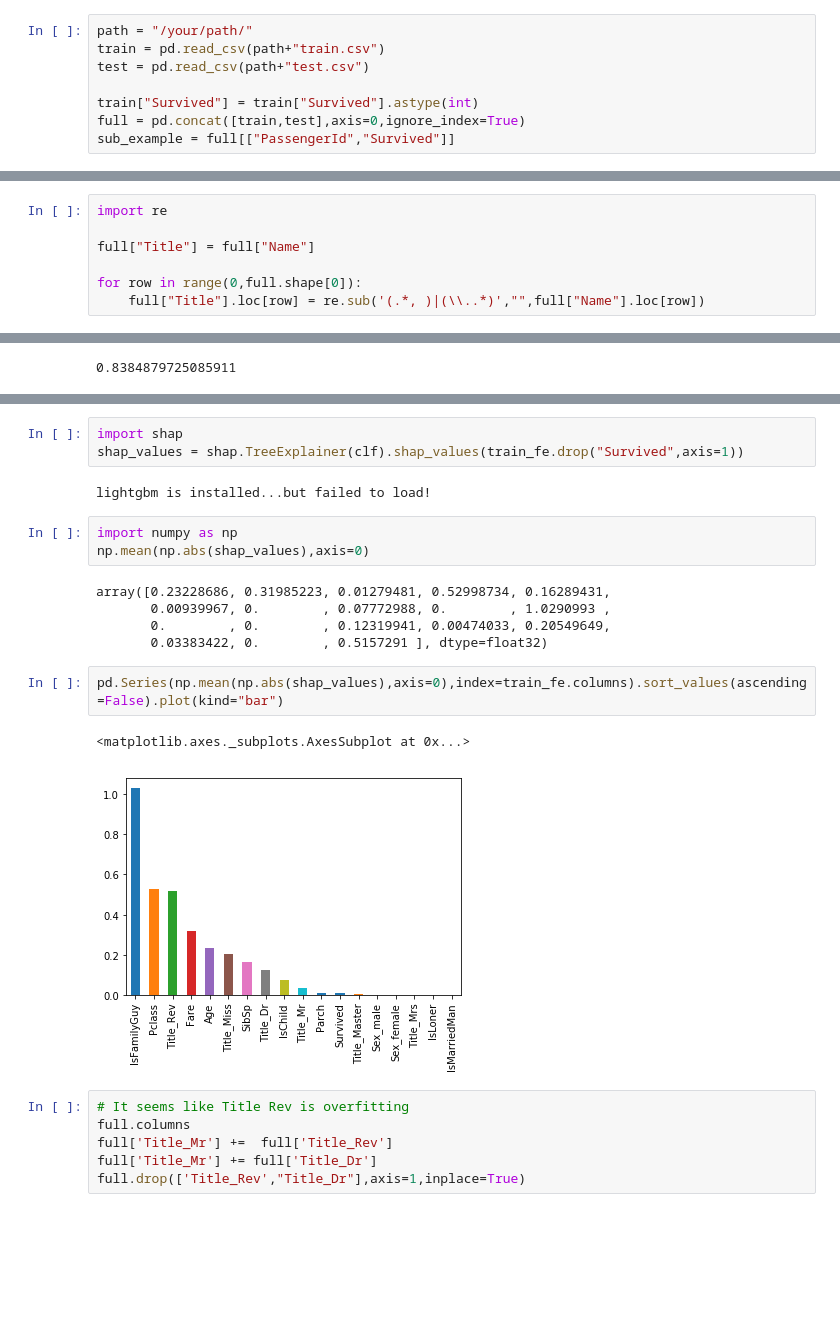
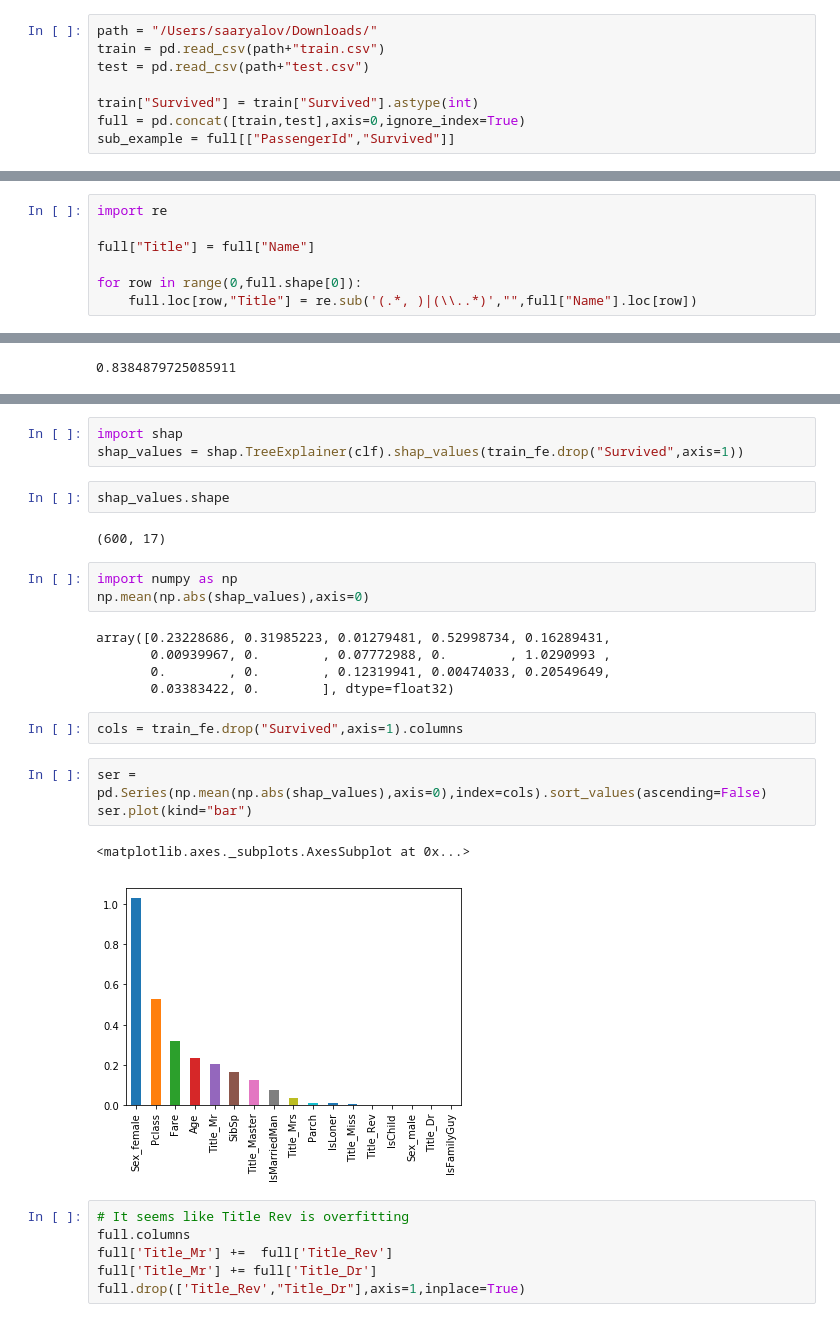
Before and after one commit to DataScienceClubASU/Data-Science-Club, a Jupyter notebook: titanic/Titanic_Python_Intro.ipynb, the cells around one changed output, grey strips where cells are left out. Saved outputs shown, nothing was run; the diff lists cells and outputs as text; blank space fills up the shorter version.

```diff
--- a/titanic/Titanic_Python_Intro.ipynb
+++ b/titanic/Titanic_Python_Intro.ipynb
@@ -4,5 +11,5 @@ import pandas as pd
 # %%
-path = "/your/path/"
+path = "/Users/saaryalov/Downloads/"
 train = pd.read_csv(path+"train.csv")
 test = pd.read_csv(path+"test.csv")
 
@@ -39,4 +61,4 @@ import re
 full["Title"] = full["Name"]
 
 for row in range(0,full.shape[0]):
-    full["Title"].loc[row] = re.sub('(.*, )|(\\..*)',"",full["Name"].loc[row])
+    full.loc[row,"Title"] = re.sub('(.*, )|(\\..*)',"",full["Name"].loc[row])
@@ -162,8 +150,10 @@ train_fe.head(5)
 # %%
 import shap
 shap_values = shap.TreeExplainer(clf).shap_values(train_fe.drop("Survived",axis=1))
-# %% [output]
-lightgbm is installed...but failed to load!
+# %%
+shap_values.shape
+# %% [output]
+(600, 17)
 # %%
 import numpy as np
 np.mean(np.abs(shap_values),axis=0)
@@ -171,12 +161,15 @@ np.mean(np.abs(shap_values),axis=0)
 array([0.23228686, 0.31985223, 0.01279481, 0.52998734, 0.16289431,
        0.00939967, 0.        , 0.07772988, 0.        , 1.0290993 ,
        0.        , 0.        , 0.12319941, 0.00474033, 0.20549649,
-       0.03383422, 0.        , 0.5157291 ], dtype=float32)
+       0.03383422, 0.        ], dtype=float32)
+# %%
+cols = train_fe.drop("Survived",axis=1).columns
 # %%
-pd.Series(np.mean(np.abs(shap_values),axis=0),index=train_fe.columns).sort_values(ascending=False).plot(kind="bar")
+ser = pd.Series(np.mean(np.abs(shap_values),axis=0),index=cols).sort_values(ascending=False)
+ser.plot(kind="bar")
 # %% [output]
 <matplotlib.axes._subplots.AxesSubplot at 0x...>
-[figure, old version]
+[figure, new version]
 # %%
 # It seems like Title Rev is overfitting
 full.columns
```
Also changed, not shown: parts of 14 cells of this notebook, 2 other files.
